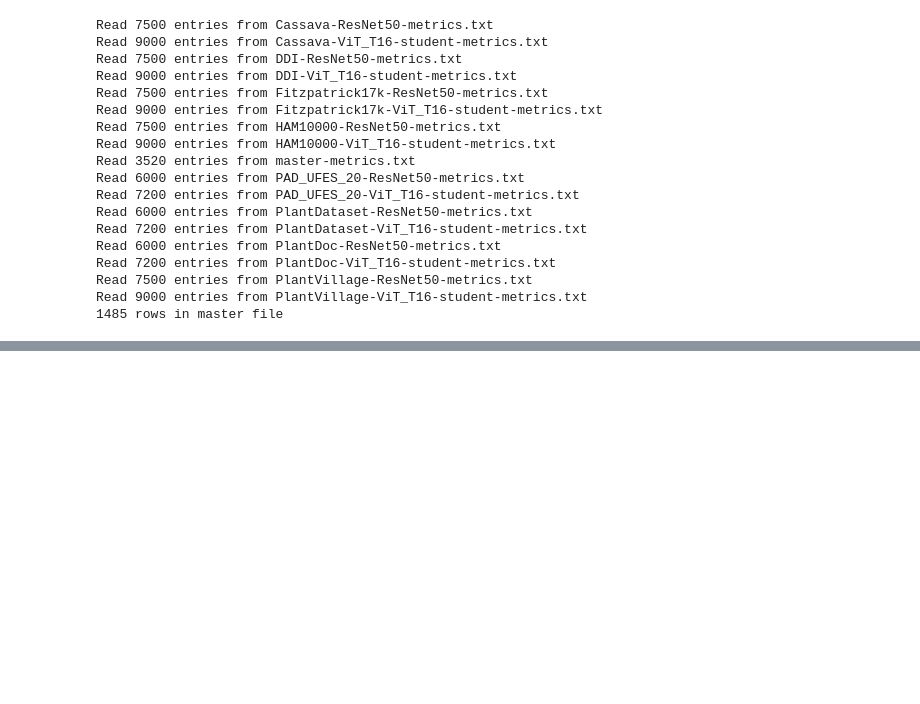
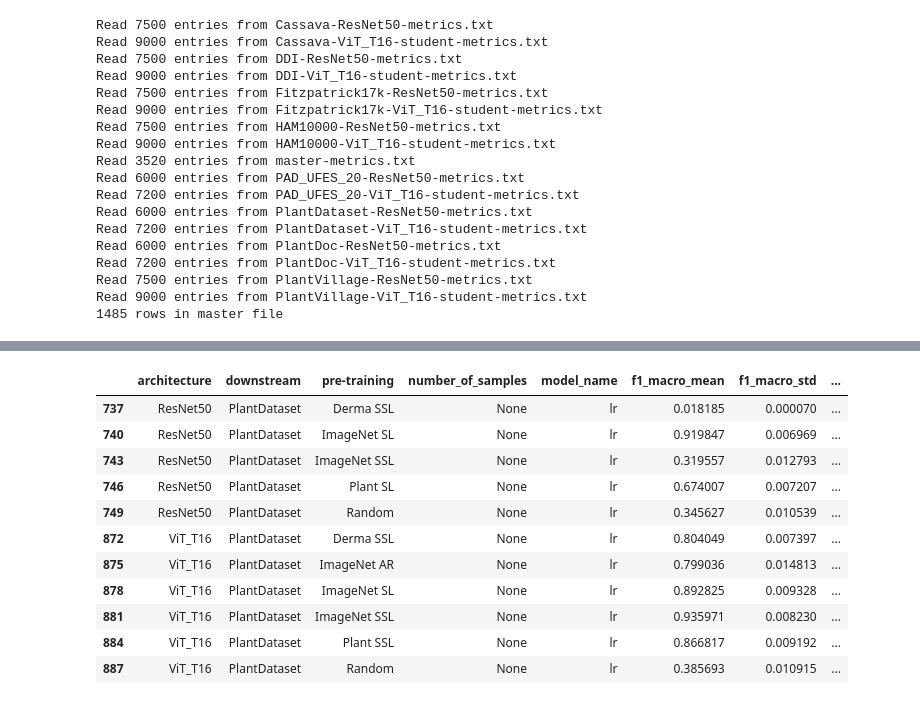
Before and after one commit to AlexanderPeter/thesis, a Jupyter notebook: code/16_refine_results.ipynb, the cells around one changed output, grey strips where cells are left out. Drawn from its saved outputs; the diff is of its cells as text; code cells hidden in the pictures; blank space fills up the shorter version.

```diff
--- a/code/16_refine_results.ipynb
+++ b/code/16_refine_results.ipynb
@@ -106,3 +128,26 @@ df_master
 1485 rows × 8 columns
 # %%
 df_master.to_csv(path_f1_scores_grouped)
+# %%
+column_order_model_name = [
+    "dc",
+    "lr",
+    "knn",
+]
+
+len_before = len(df_master)
+
+df_master = pd.read_csv(
+    path_f1_scores_grouped,
+    index_col=0,
+    dtype={
+        "pre-training": pd.CategoricalDtype(
+            categories=list(name_map.values()), ordered=True
+        ),
+        "model_name": pd.CategoricalDtype(
+            categories=column_order_model_name, ordered=True
+        )
+    },
+)
+assert len_before == len(df_master)
+df_master.head(n=5)
@@ -108,0 +161,2 @@ df_master.to_csv(path_f1_scores_grouped)
+# %%
+df_master["f1_macro"] = df_master[["f1_macro_mean", "f1_macro_std"]].apply(score_to_percent_string, axis=1)
@@ -108,0 +231,19 @@ df_master.to_csv(path_f1_scores_grouped)
+# %%
+df_master[
+    (df_master["downstream"] == "PlantDataset") &
+    (df_master["number_of_samples"] == "None") &
+    (df_master["model_name"] == "lr")
+]
+# %% [output]
+|  | architecture | downstream | pre-training | number_of_samples | model_name | f1_macro_mean | f1_macro_std | ... |
+| 737 | ResNet50 | PlantDataset | Derma SSL | None | lr | 0.018185 | 0.000070 | ... |
+| 740 | ResNet50 | PlantDataset | ImageNet SL | None | lr | 0.919847 | 0.006969 | ... |
+| 743 | ResNet50 | PlantDataset | ImageNet SSL | None | lr | 0.319557 | 0.012793 | ... |
+| 746 | ResNet50 | PlantDataset | Plant SL | None | lr | 0.674007 | 0.007207 | ... |
+| 749 | ResNet50 | PlantDataset | Random | None | lr | 0.345627 | 0.010539 | ... |
+| 872 | ViT_T16 | PlantDataset | Derma SSL | None | lr | 0.804049 | 0.007397 | ... |
+| 875 | ViT_T16 | PlantDataset | ImageNet AR | None | lr | 0.799036 | 0.014813 | ... |
+| 878 | ViT_T16 | PlantDataset | ImageNet SL | None | lr | 0.892825 | 0.009328 | ... |
+| 881 | ViT_T16 | PlantDataset | ImageNet SSL | None | lr | 0.935971 | 0.008230 | ... |
+| 884 | ViT_T16 | PlantDataset | Plant SSL | None | lr | 0.866817 | 0.009192 | ... |
+| 887 | ViT_T16 | PlantDataset | Random | None | lr | 0.385693 | 0.010915 | ... |
```
Also changed, not shown: parts of 10 cells of this notebook, 20 other files.
